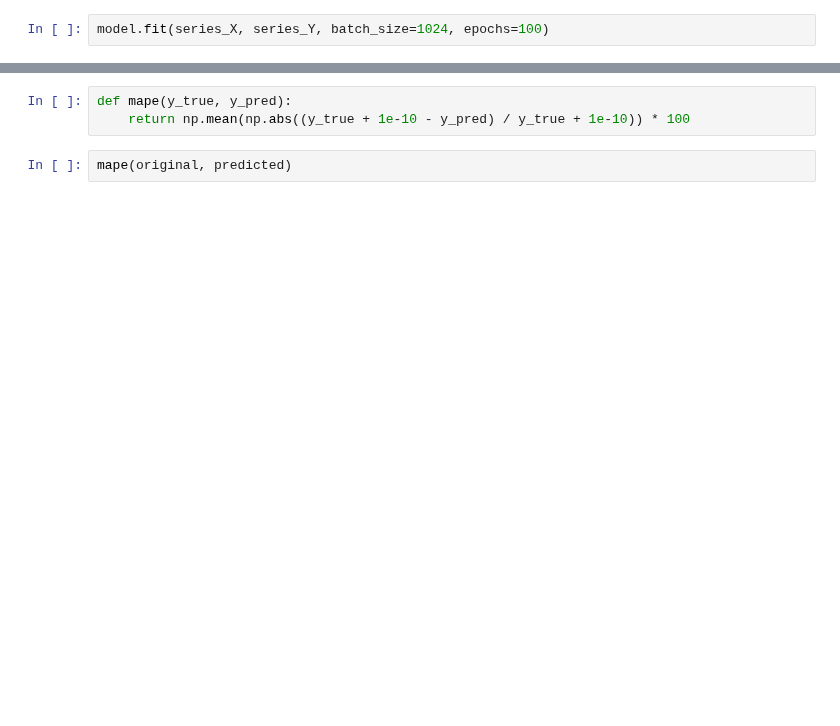
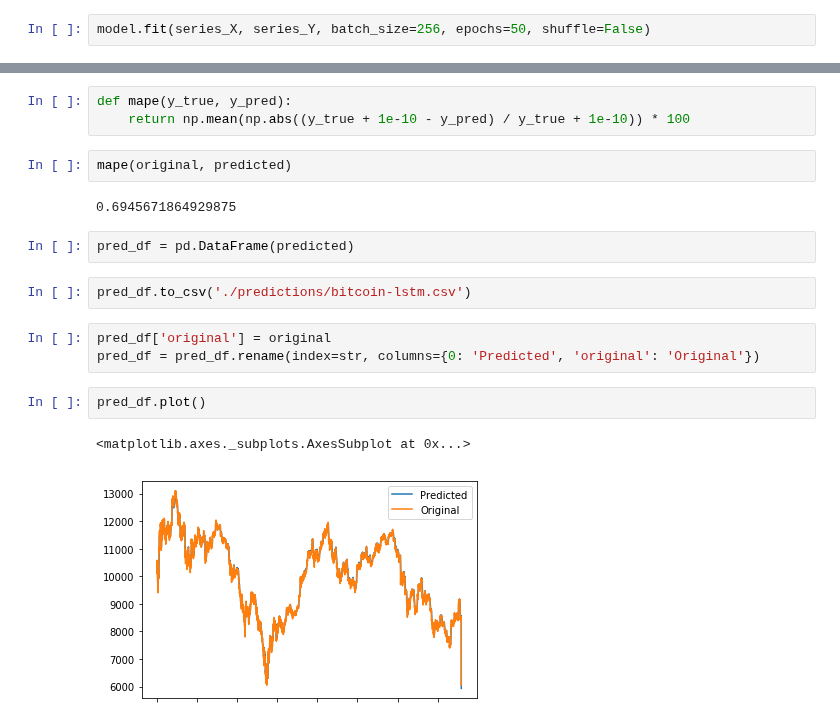
Before and after one commit to VladimirAnaniev/Academia-Datathon, a Jupyter notebook: vvananiev/single-coin-lstm.ipynb, the cells around one changed output, grey strips where cells are left out. Drawn from its saved outputs; the diff is of its cells as text; blank space fills up the shorter version.

Commit message:
All coins single model

```diff
--- a/vvananiev/single-coin-lstm.ipynb
+++ b/vvananiev/single-coin-lstm.ipynb
@@ -140,5 +140,5 @@ Trainable params: 13,961
 Non-trainable params: 0
 _________________________________________________________________
 # %%
-model.fit(series_X, series_Y, batch_size=1024, epochs=100)
+model.fit(series_X, series_Y, batch_size=256, epochs=50, shuffle=False)
 # %% [output]
@@ -183,3 +184,17 @@ def mape(y_true, y_pred):
     return np.mean(np.abs((y_true + 1e-10 - y_pred) / y_true + 1e-10)) * 100
 # %%
 mape(original, predicted)
+# %% [output]
+0.6945671864929875
+# %%
+pred_df = pd.DataFrame(predicted)
+# %%
+pred_df.to_csv('./predictions/bitcoin-lstm.csv')
+# %%
+pred_df['original'] = original
+pred_df = pred_df.rename(index=str, columns={0: 'Predicted', 'original': 'Original'})
+# %%
+pred_df.plot()
+# %% [output]
+<matplotlib.axes._subplots.AxesSubplot at 0x...>
+[figure, added]
```
Also changed, not shown: parts of 3 cells of this notebook, 3 other files.
